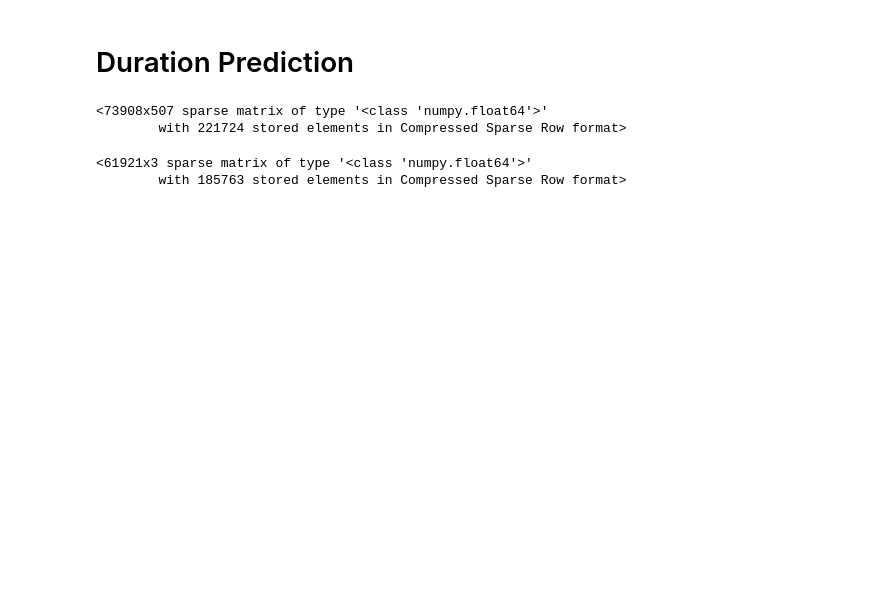
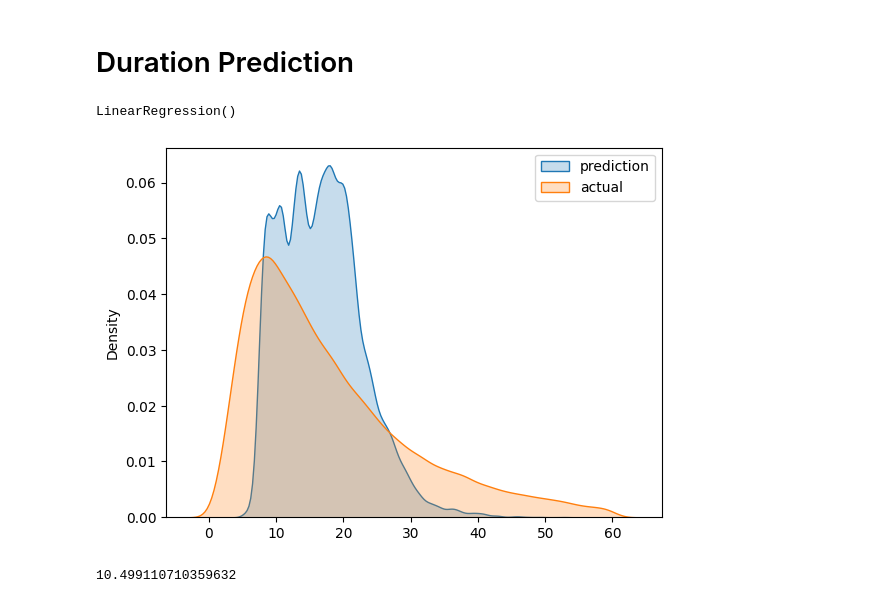
Before and after one commit to ArmandWinant/mlops-zoomcamp, a Jupyter notebook: 01-intro/duration-prediction.ipynb, the cells around one changed output. Drawn from its saved outputs; the diff is of its cells as text; code cells hidden in the pictures; blank space fills up the shorter version.

Commit message:
train/validation split

```diff
--- a/01-intro/duration-prediction.ipynb
+++ b/01-intro/duration-prediction.ipynb
@@ -24,7 +24,9 @@ def one_hot_encoding(df, numerical, categorical, dv=None):
 
     if not dv:
         dv = DictVectorizer()
-    X_train = dv.fit_transform(df_dicts)
+        dv.fit(df_dicts)
+
+    X_train = dv.transform(df_dicts)
 
     return X_train, dv
 # %%
@@ -40,27 +45,24 @@ numerical = ['trip_distance']
 X_train, dv = one_hot_encoding(df_train, numerical, categorical)
 X_val, _ = one_hot_encoding(df_val, numerical, categorical, dv=dv)
-# %%
-X_train
-# %% [output]
-<73908x507 sparse matrix of type '<class 'numpy.float64'>'
-        with 221724 stored elements in Compressed Sparse Row format>
-# %%
-X_val
-# %% [output]
-<61921x3 sparse matrix of type '<class 'numpy.float64'>'
-        with 185763 stored elements in Compressed Sparse Row format>
 # %%
-# target = 'duration'
-# y_train = df[target].values
+target = 'duration'
+y_train = df_train[target].values
+y_val = df_val[target].values
 # %%
-# lr = LinearRegression()
-# lr.fit(X_train, y_train)
+lr = LinearRegression()
+lr.fit(X_train, y_train)
+# %% [output]
+LinearRegression()
 # %%
-# y_pred = lr.predict(X_train)
+y_pred = lr.predict(X_val)
 # %%
-# sns.kdeplot(y_pred, label='prediction', fill=True)
-# sns.kdeplot(y_train, label='actual', fill=True)
-# plt.legend()
-# plt.show()
+sns.kdeplot(y_pred, label='prediction', fill=True)
+sns.kdeplot(y_val, label='actual', fill=True)
+plt.legend()
+plt.show()
+# %% [output]
+[figure, added]
 # %%
-# mean_squared_error(y_train, y_pred)**.5
+root_mean_squared_error(y_val, y_pred)
+# %% [output]
+10.499110710359632
```
Also changed, not shown: parts of 5 cells of this notebook.
